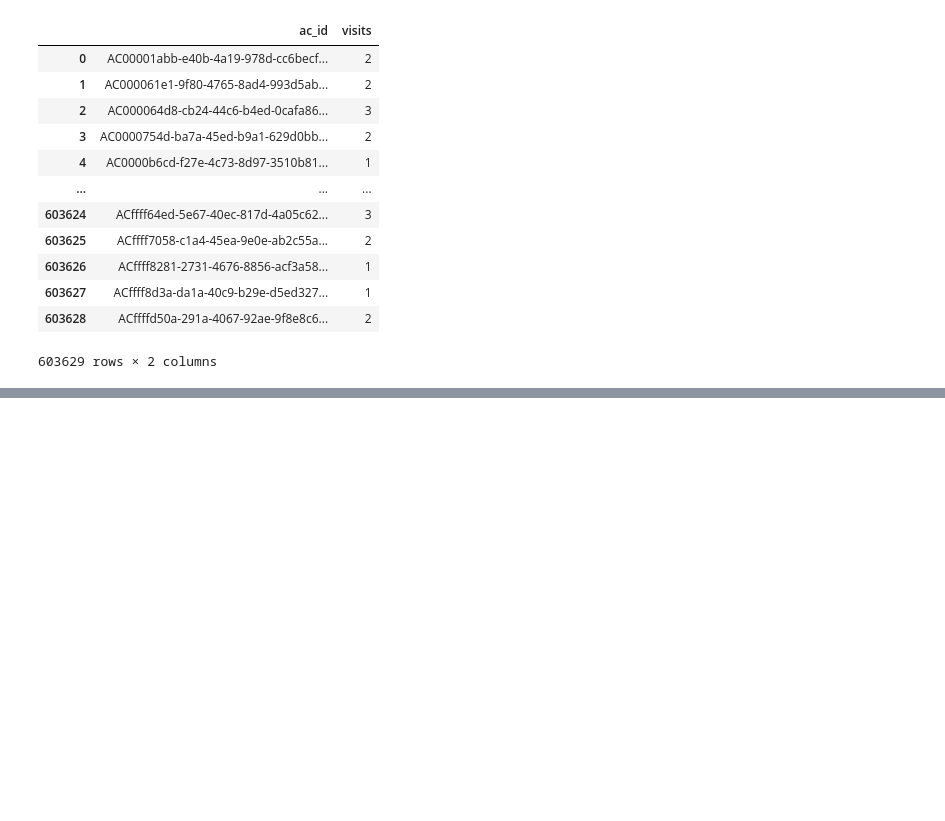
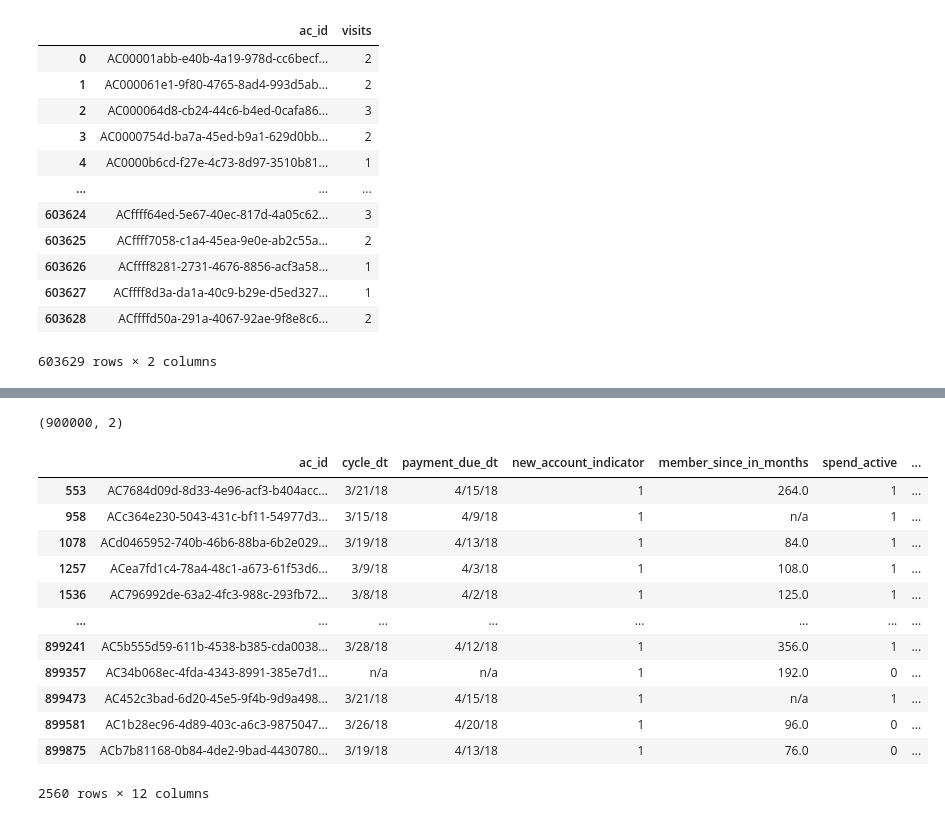
Before and after one commit to jane-z-zou/Arrival-Probability, a Jupyter notebook: Amex_EDA.ipynb, the cells around one changed output, grey strips where cells are left out. Saved outputs shown, nothing was run; the diff lists cells and outputs as text; code cells hidden in the pictures; blank space fills up the shorter version.

```diff
--- a/Amex_EDA.ipynb
+++ b/Amex_EDA.ipynb
@@ -506,0 +559,4 @@ final_df_gr
+# %%
+r1.shape
+# %% [output]
+(900000, 2)
@@ -507,2 +565,18 @@ final_df_gr
 # %%
-#final_df.loc[final_df['new_account_indicator'] == 1]
+#Notes
+#How many of them are new accounts?
+final_df.loc[final_df['new_account_indicator'] == 1]
+# %% [output]
+|  | ac_id | cycle_dt | payment_due_dt | new_account_indicator | member_since_in_months | spend_active | ... |
+| 553 | AC7684d09d-8d33-4e96-acf3-b404acc... | 3/21/18 | 4/15/18 | 1 | 264.0 | 1 | ... |
+| 958 | ACc364e230-5043-431c-bf11-54977d3... | 3/15/18 | 4/9/18 | 1 | n/a | 1 | ... |
+| 1078 | ACd0465952-740b-46b6-88ba-6b2e029... | 3/19/18 | 4/13/18 | 1 | 84.0 | 1 | ... |
+| 1257 | ACea7fd1c4-78a4-48c1-a673-61f53d6... | 3/9/18 | 4/3/18 | 1 | 108.0 | 1 | ... |
+| 1536 | AC796992de-63a2-4fc3-988c-293fb72... | 3/8/18 | 4/2/18 | 1 | 125.0 | 1 | ... |
+| ... | ... | ... | ... | ... | ... | ... | ... |
+| 899241 | AC5b555d59-611b-4538-b385-cda0038... | 3/28/18 | 4/12/18 | 1 | 356.0 | 1 | ... |
+| 899357 | AC34b068ec-4fda-4343-8991-385e7d1... | n/a | n/a | 1 | 192.0 | 0 | ... |
+| 899473 | AC452c3bad-6d20-45e5-9f4b-9d9a498... | 3/21/18 | 4/15/18 | 1 | n/a | 1 | ... |
+| 899581 | AC1b28ec96-4d89-403c-a6c3-9875047... | 3/26/18 | 4/20/18 | 1 | 96.0 | 0 | ... |
+| 899875 | ACb7b81168-0b84-4de2-9bad-4430780... | 3/19/18 | 4/13/18 | 1 | 76.0 | 0 | ... |
+2560 rows × 12 columns
```
Also changed, not shown: parts of 36 cells of this notebook.
